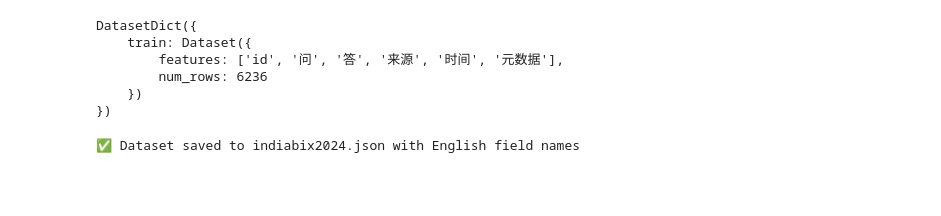
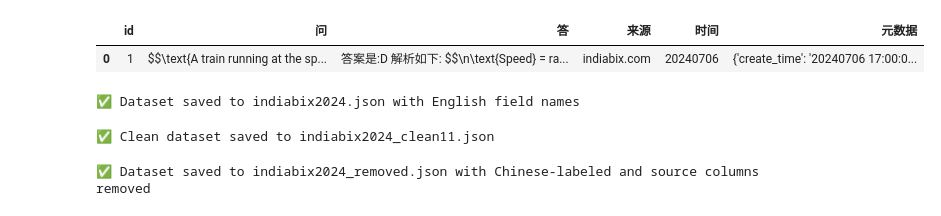
Before and after one commit to anonymouscode7870/word, a Jupyter notebook: IIT JEE JSON DataSet/Indiabix/Untitled.ipynb, the cells around one changed output. Drawn from its saved outputs; the diff is of its cells as text; code cells hidden in the pictures; blank space fills up the shorter version.

```diff
--- a/IIT JEE JSON DataSet/Indiabix/Untitled.ipynb
+++ b/IIT JEE JSON DataSet/Indiabix/Untitled.ipynb
@@ -23,14 +21,10 @@ To support symlinks on Windows, you either need to activate Developer Mode or to
 Warning: You are sending unauthenticated requests to the HF Hub. Please set a HF_TOKEN to enable higher rate limits and faster downloads.
 ✅ Full dataset saved to indiabix2024.json
 # %%
-ds
+df.head(1)
 # %% [output]
-DatasetDict({
-    train: Dataset({
-        features: ['id', '问', '答', '来源', '时间', '元数据'],
-        num_rows: 6236
-    })
-})
+|  | id | 问 | 答 | 来源 | 时间 | 元数据 |
+| 0 | 1 | $$\text{A train running at the sp... | 答案是:D 解析如下: $$\n\text{Speed} = ra... | indiabix.com | 20240706 | {'create_time': '20240706 17:00:0... |
 # %%
 from datasets import load_dataset
 import pandas as pd
@@ -61,3 +55,55 @@ with open("indiabix2024.json", "w", encoding="utf-8") as f:
 print("✅ Dataset saved to indiabix2024.json with English field names")
 # %% [output]
 ✅ Dataset saved to indiabix2024.json with English field names
+# %%
+from datasets import load_dataset
+import pandas as pd
+import json
+
+# Load the dataset
+ds = load_dataset("tubeiFu/indiabix2024")
+
+# Convert to pandas DataFrame (example: 'train' split)
+df = pd.DataFrame(ds['train'])
+
+# Drop the unwanted columns
+columns_to_drop = ["id", "问", "答", "来源", "时间", "元数据", "评论链接(可能含用户解析)", "source"]
+df = df.drop(columns=[col for col in columns_to_drop if col in df.columns])
+
+# Convert entire dataset into list of dictionaries
+all_data = df.to_dict(orient="records")
+
+# Save everything into one JSON file
+with open("indiabix2024_clean11.json", "w", encoding="utf-8") as f:
+    json.dump(all_data, f, indent=2, ensure_ascii=False)
+
+print("✅ Clean dataset saved to indiabix2024_clean11.json")
+# %% [output]
+✅ Clean dataset saved to indiabix2024_clean11.json
+# %%
+from datasets import load_dataset
+import pandas as pd
+import json
+
+# Load the dataset
+ds = load_dataset("tubeiFu/indiabix2024")
+
+# Convert to pandas DataFrame (example: 'train' split)
+df = pd.DataFrame(ds['train'])
+
+# Define columns to remove
+columns_to_remove = ["id", "问", "答", "来源", "时间", "元数据", "评论链接(可能含用户解析)", "source"]
+
+# Drop them if they exist
+df = df.drop(columns=[col for col in columns_to_remove if col in df.columns])
+
+# Convert cleaned dataset into list of dictionaries
+clean_data = df.to_dict(orient="records")
+
+# Save everything into one JSON file
+with open("indiabix2024_removed.json", "w", encoding="utf-8") as f:
+    json.dump(clean_data, f, indent=2, ensure_ascii=False)
+
+print("✅ Dataset saved to indiabix2024_removed.json with Chinese‑labeled and source columns removed")
+# %% [output]
+✅ Dataset saved to indiabix2024_removed.json with Chinese‑labeled and source columns removed
```
Also changed, not shown: parts of 14 cells of this notebook, 49 other files.
